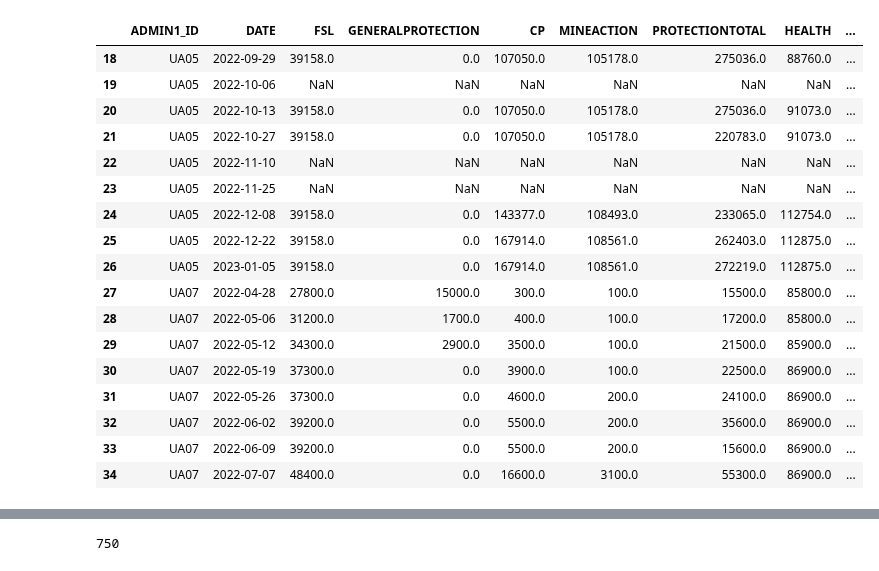
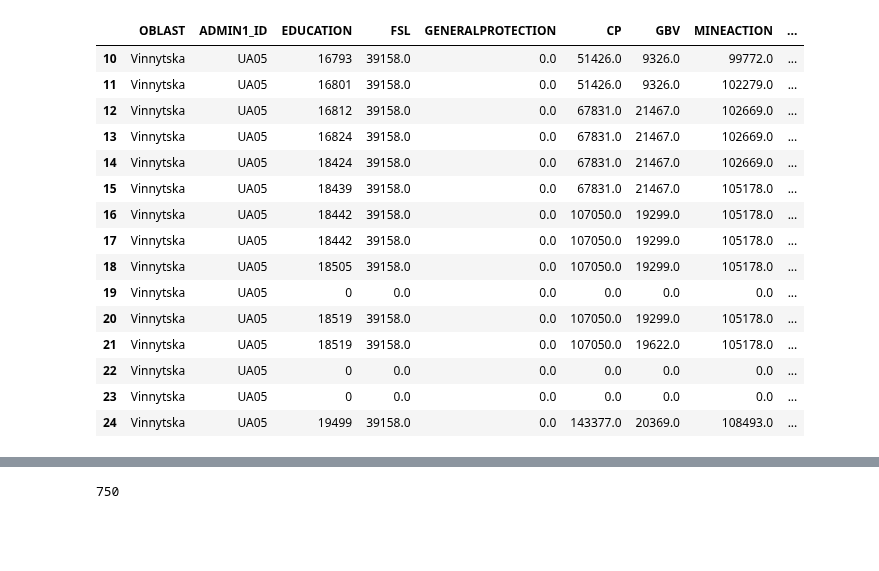
Before and after one commit to reo113/GuideHouse_Project, a Jupyter notebook: guidehouse.ipynb, the cells around one changed output, grey strips where cells are left out. Saved outputs shown, nothing was run; the diff lists cells and outputs as text; code cells hidden in the pictures; blank space fills up the shorter version.

Commit message:
fixed mergedsheet2 and had to edit interpolation for people reached

```diff
--- a/guidehouse.ipynb
+++ b/guidehouse.ipynb
@@ -67,4 +67,6 @@ merged_sheet1 = pd.merge(res_sheet1, combined_sheet1[['ADMIN1_ID', 'DATE', 'OBLA
 # %%
 combined_sheet2 = pd.concat(sheet2_df, keys=[str(df['DATE'].iloc[0]) for df in sheet2_df])
 res_sheet2 = combined_sheet2.groupby(['ADMIN1_ID', 'DATE']).sum().reset_index()
-merged_sheet2 = pd.merge(res_sheet2, combined_sheet2[['ADMIN1_ID', 'DATE', 'OBLAST']], on=['ADMIN1_ID', 'DATE'], how='left')
+columns_to_merge = ['ADMIN1_ID', 'DATE']
+combined_sheet2.columns.to_list()
+merged_sheet2 = pd.merge(combined_sheet2[combined_sheet2.columns.to_list()], res_sheet2[columns_to_merge] , on=['ADMIN1_ID', 'DATE'], how='right')
@@ -70,0 +86,3 @@ merged_sheet2 = pd.merge(res_sheet2, combined_sheet2[['ADMIN1_ID', 'DATE', 'OBLA
+# %%
+merged_sheet2.fillna(0,inplace=True)
+merged_sheet2.drop(columns=['ADM1_ID'],inplace=True)
@@ -94,26 +116,24 @@ merged_sheet1.iloc[20:35]
 | 34 | UA07 | 2022-05-26 | 0.0 | 0.0 | 0.0 | 2.0 | 9.0 | 7.0 | 7.0 | 1.0 | ... |
 # %%
 #People_Reached_by_Oblast
-merged_sheet2.iloc[18:35]
+merged_sheet2.iloc[10:25]
 # %% [output]
-|  | ADMIN1_ID | DATE | FSL | GENERALPROTECTION | CP | MINEACTION | PROTECTIONTOTAL | HEALTH | ... |
-| 18 | UA05 | 2022-09-29 | 39158.0 | 0.0 | 107050.0 | 105178.0 | 275036.0 | 88760.0 | ... |
-| 19 | UA05 | 2022-10-06 | NaN | NaN | NaN | NaN | NaN | NaN | ... |
-| 20 | UA05 | 2022-10-13 | 39158.0 | 0.0 | 107050.0 | 105178.0 | 275036.0 | 91073.0 | ... |
-| 21 | UA05 | 2022-10-27 | 39158.0 | 0.0 | 107050.0 | 105178.0 | 220783.0 | 91073.0 | ... |
-| 22 | UA05 | 2022-11-10 | NaN | NaN | NaN | NaN | NaN | NaN | ... |
-| 23 | UA05 | 2022-11-25 | NaN | NaN | NaN | NaN | NaN | NaN | ... |
-| 24 | UA05 | 2022-12-08 | 39158.0 | 0.0 | 143377.0 | 108493.0 | 233065.0 | 112754.0 | ... |
-| 25 | UA05 | 2022-12-22 | 39158.0 | 0.0 | 167914.0 | 108561.0 | 262403.0 | 112875.0 | ... |
-| 26 | UA05 | 2023-01-05 | 39158.0 | 0.0 | 167914.0 | 108561.0 | 272219.0 | 112875.0 | ... |
-| 27 | UA07 | 2022-04-28 | 27800.0 | 15000.0 | 300.0 | 100.0 | 15500.0 | 85800.0 | ... |
-| 28 | UA07 | 2022-05-06 | 31200.0 | 1700.0 | 400.0 | 100.0 | 17200.0 | 85800.0 | ... |
-| 29 | UA07 | 2022-05-12 | 34300.0 | 2900.0 | 3500.0 | 100.0 | 21500.0 | 85900.0 | ... |
-| 30 | UA07 | 2022-05-19 | 37300.0 | 0.0 | 3900.0 | 100.0 | 22500.0 | 86900.0 | ... |
-| 31 | UA07 | 2022-05-26 | 37300.0 | 0.0 | 4600.0 | 200.0 | 24100.0 | 86900.0 | ... |
-| 32 | UA07 | 2022-06-02 | 39200.0 | 0.0 | 5500.0 | 200.0 | 35600.0 | 86900.0 | ... |
-| 33 | UA07 | 2022-06-09 | 39200.0 | 0.0 | 5500.0 | 200.0 | 15600.0 | 86900.0 | ... |
-| 34 | UA07 | 2022-07-07 | 48400.0 | 0.0 | 16600.0 | 3100.0 | 55300.0 | 86900.0 | ... |
+|  | OBLAST | ADMIN1_ID | EDUCATION | FSL | GENERALPROTECTION | CP | GBV | MINEACTION | ... |
+| 10 | Vinnytska | UA05 | 16793 | 39158.0 | 0.0 | 51426.0 | 9326.0 | 99772.0 | ... |
+| 11 | Vinnytska | UA05 | 16801 | 39158.0 | 0.0 | 51426.0 | 9326.0 | 102279.0 | ... |
+| 12 | Vinnytska | UA05 | 16812 | 39158.0 | 0.0 | 67831.0 | 21467.0 | 102669.0 | ... |
+| 13 | Vinnytska | UA05 | 16824 | 39158.0 | 0.0 | 67831.0 | 21467.0 | 102669.0 | ... |
+| 14 | Vinnytska | UA05 | 18424 | 39158.0 | 0.0 | 67831.0 | 21467.0 | 102669.0 | ... |
+| 15 | Vinnytska | UA05 | 18439 | 39158.0 | 0.0 | 67831.0 | 21467.0 | 105178.0 | ... |
+| 16 | Vinnytska | UA05 | 18442 | 39158.0 | 0.0 | 107050.0 | 19299.0 | 105178.0 | ... |
+| 17 | Vinnytska | UA05 | 18442 | 39158.0 | 0.0 | 107050.0 | 19299.0 | 105178.0 | ... |
+| 18 | Vinnytska | UA05 | 18505 | 39158.0 | 0.0 | 107050.0 | 19299.0 | 105178.0 | ... |
+| 19 | Vinnytska | UA05 | 0 | 0.0 | 0.0 | 0.0 | 0.0 | 0.0 | ... |
+| 20 | Vinnytska | UA05 | 18519 | 39158.0 | 0.0 | 107050.0 | 19299.0 | 105178.0 | ... |
+| 21 | Vinnytska | UA05 | 18519 | 39158.0 | 0.0 | 107050.0 | 19622.0 | 105178.0 | ... |
+| 22 | Vinnytska | UA05 | 0 | 0.0 | 0.0 | 0.0 | 0.0 | 0.0 | ... |
+| 23 | Vinnytska | UA05 | 0 | 0.0 | 0.0 | 0.0 | 0.0 | 0.0 | ... |
+| 24 | Vinnytska | UA05 | 19499 | 39158.0 | 0.0 | 143377.0 | 20369.0 | 108493.0 | ... |
 # %%
 merged_sheet3.iloc[20:35]
 # %% [output]
```
Also changed, not shown: parts of 13 cells of this notebook.
